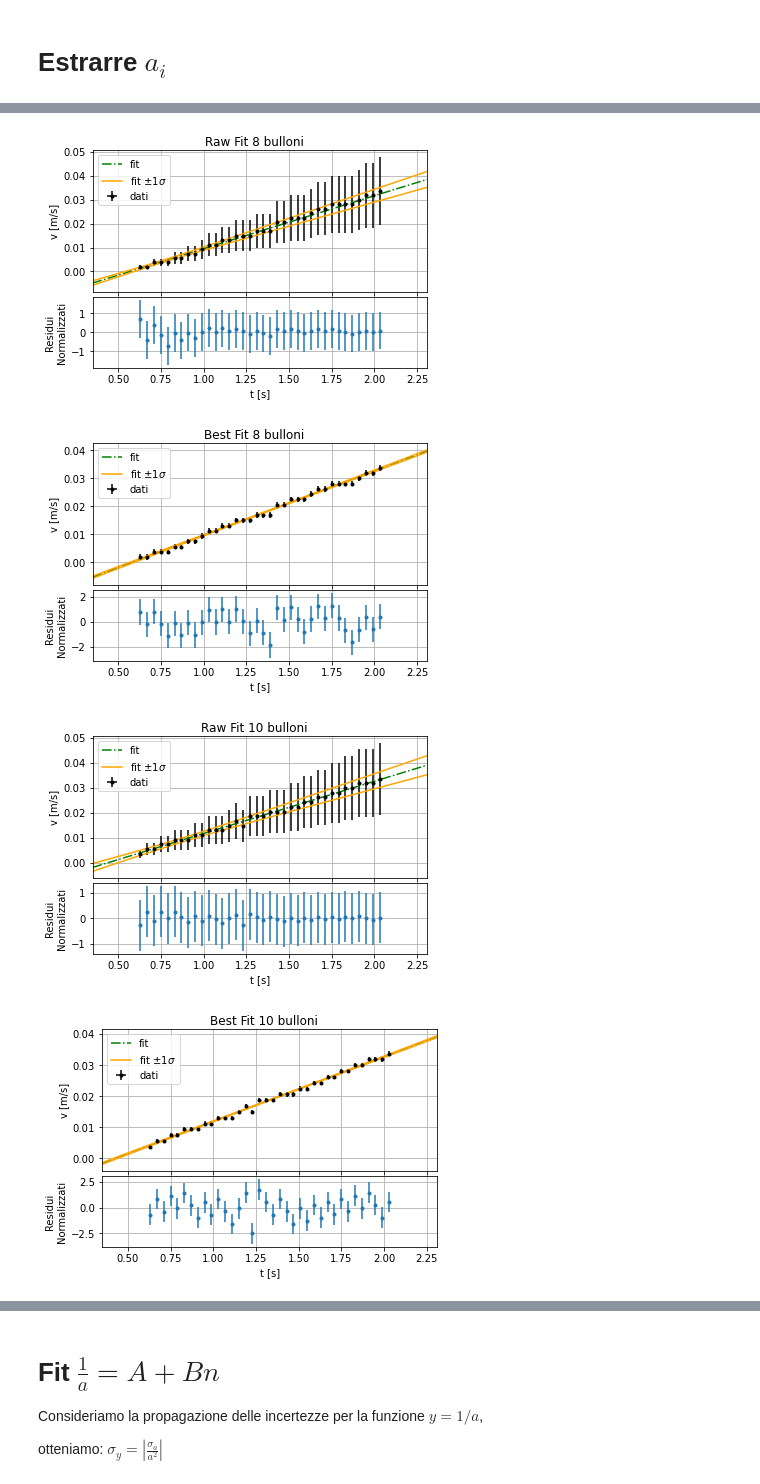
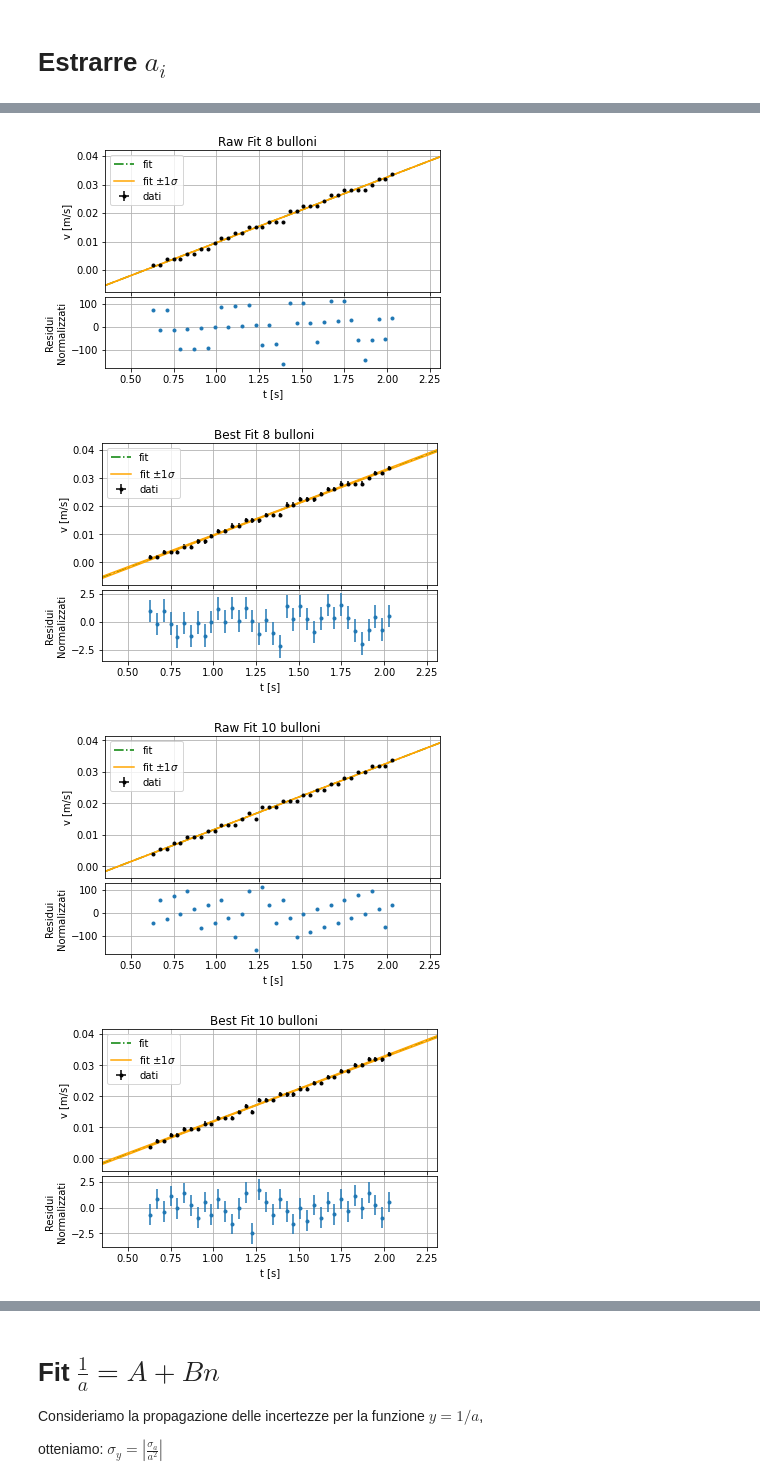
Before and after one commit to unTipicoCapodoglio/prova5, a Jupyter notebook: analisi5b.ipynb, the cells around one changed output, grey strips where cells are left out. Cells and saved outputs as stored; diff of their text form; code cells hidden in the pictures.

```diff
--- a/analisi5b.ipynb
+++ b/analisi5b.ipynb
@@ -26,7 +26,7 @@ chi2_raw = np.arange(6.0)
 chi2_best = np.arange(6.0)
 sigma_a = np.arange(6.0)
 sigma_x = 0.3*(5*(10**-7))
-sigma_t = 0.3*(2*(10**-2))
+sigma_t = 0.3*(2*(10**-2))*0
 nu = np.arange(6)
 
 #ciclo for
@@ -81,7 +81,7 @@ plt.title('Posizioni misurate')
 
 plt.figure(2)
 plt.xlabel('t [s]')
-plt.ylabel('v [m]')
+plt.ylabel('v [m/s]')
 plt.title('Velocità calcolate')
 
 
@@ -98,5 +98,5 @@ plt.close(2)
 [figure]
-[figure, old version]
+[figure, new version]
-[figure, old version]
+[figure, new version]
-[figure, old version]
+[figure, new version]
 [figure]
```
Also changed, not shown: parts of 11 cells of this notebook, 19 other files.
